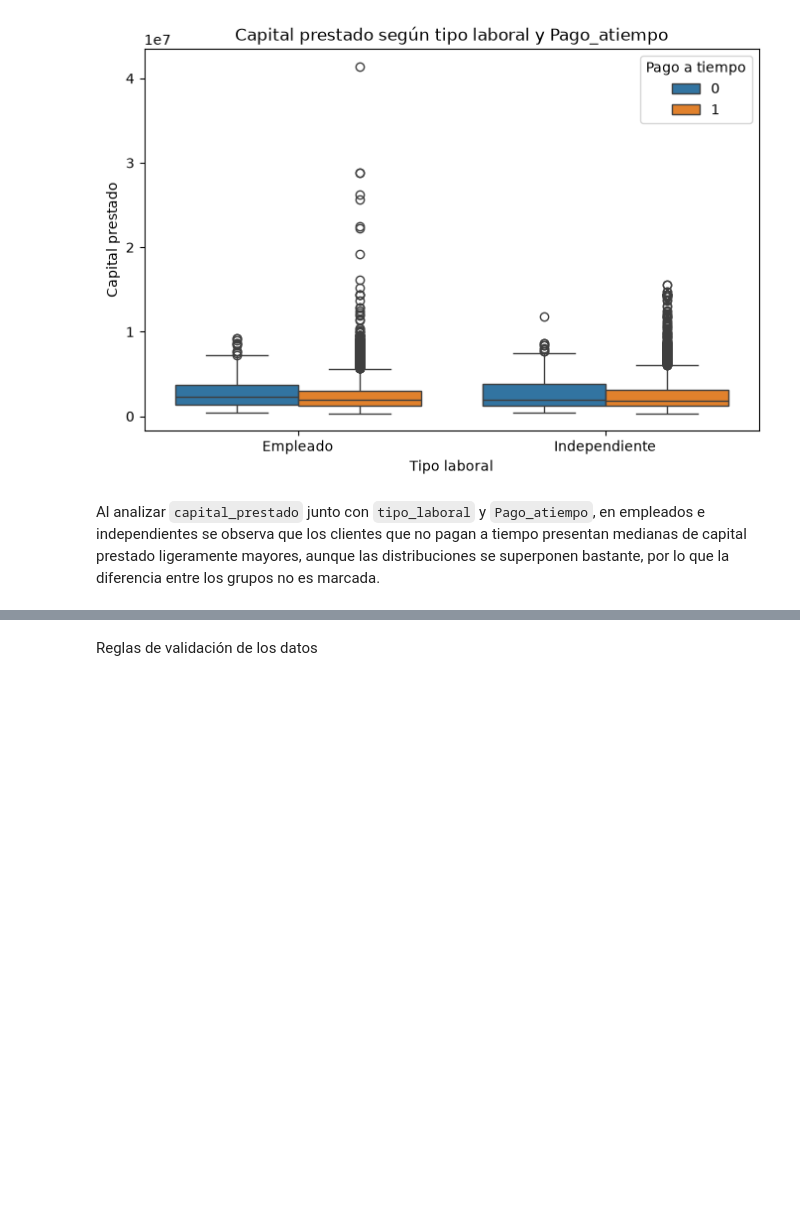
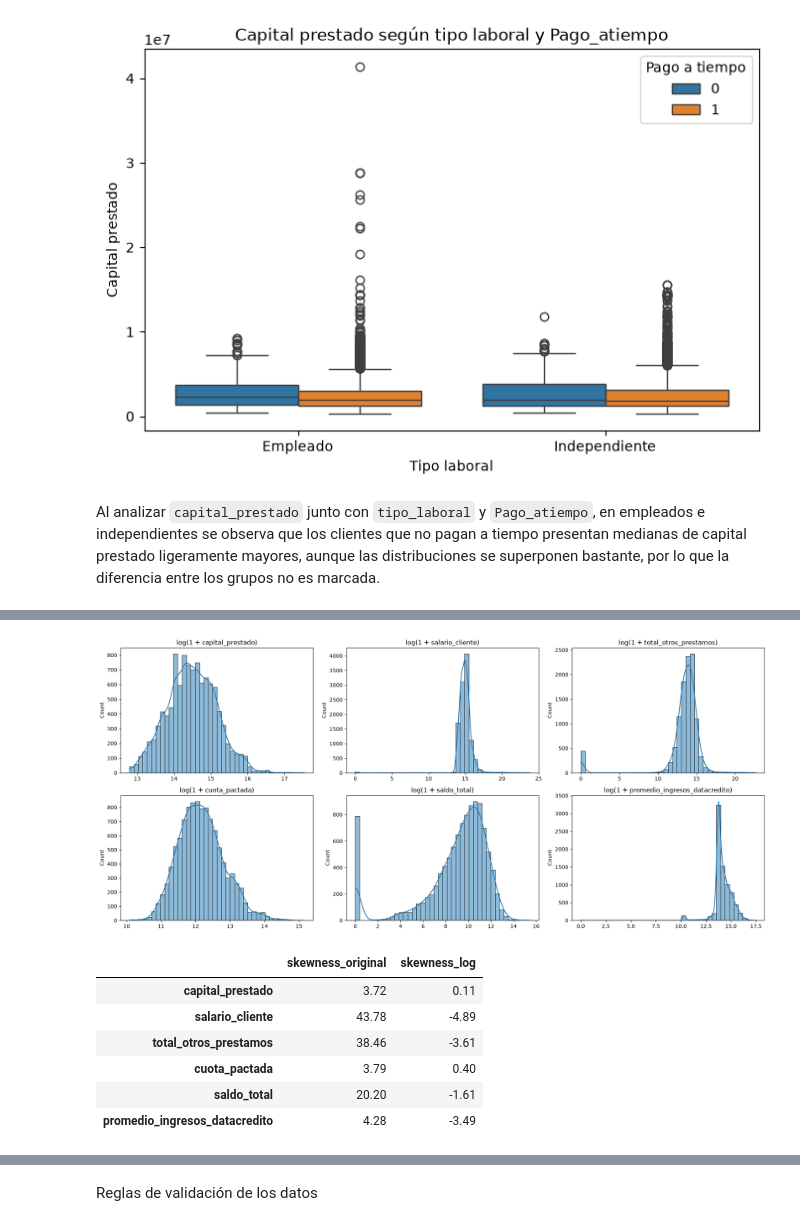
Before and after one commit to angiemartinezob-cell/MLops_repo_AngieMartinez, a Jupyter notebook: mlops_pipeline/eda_analisis.ipynb, the cells around one changed output, grey strips where cells are left out. Cells and saved outputs as stored; diff of their text form; code cells hidden in the pictures; blank space fills up the shorter version.

```diff
--- a/mlops_pipeline/eda_analisis.ipynb
+++ b/mlops_pipeline/eda_analisis.ipynb
@@ -1158,0 +1240,29 @@ Al analizar `capital_prestado` junto con `tipo_laboral` y `Pago_atiempo`, en emp
+# %%
+variables_monetarias = [
+    'capital_prestado', 'salario_cliente', 'total_otros_prestamos',
+    'cuota_pactada', 'saldo_total', 'promedio_ingresos_datacredito'
+]
+
+fig, ejes = plt.subplots(2, 3, figsize=(18, 8))
+
+for eje, variable in zip(ejes.flatten(), variables_monetarias):
+    sns.histplot(np.log1p(df[variable].dropna()), bins=40, kde=True, ax=eje)
+    eje.set_title(f'log(1 + {variable})')
+    eje.set_xlabel('')
+
+plt.tight_layout()
+plt.show()
+
+pd.DataFrame({
+    'skewness_original': df[variables_monetarias].skew(),
+    'skewness_log': np.log1p(df[variables_monetarias]).skew()
+}).round(2)
+# %% [output]
+[figure, added]
+|  | skewness_original | skewness_log |
+| capital_prestado | 3.72 | 0.11 |
+| salario_cliente | 43.78 | -4.89 |
+| total_otros_prestamos | 38.46 | -3.61 |
+| cuota_pactada | 3.79 | 0.40 |
+| saldo_total | 20.20 | -1.61 |
+| promedio_ingresos_datacredito | 4.28 | -3.49 |
```
Also changed, not shown: parts of 37 cells of this notebook.
